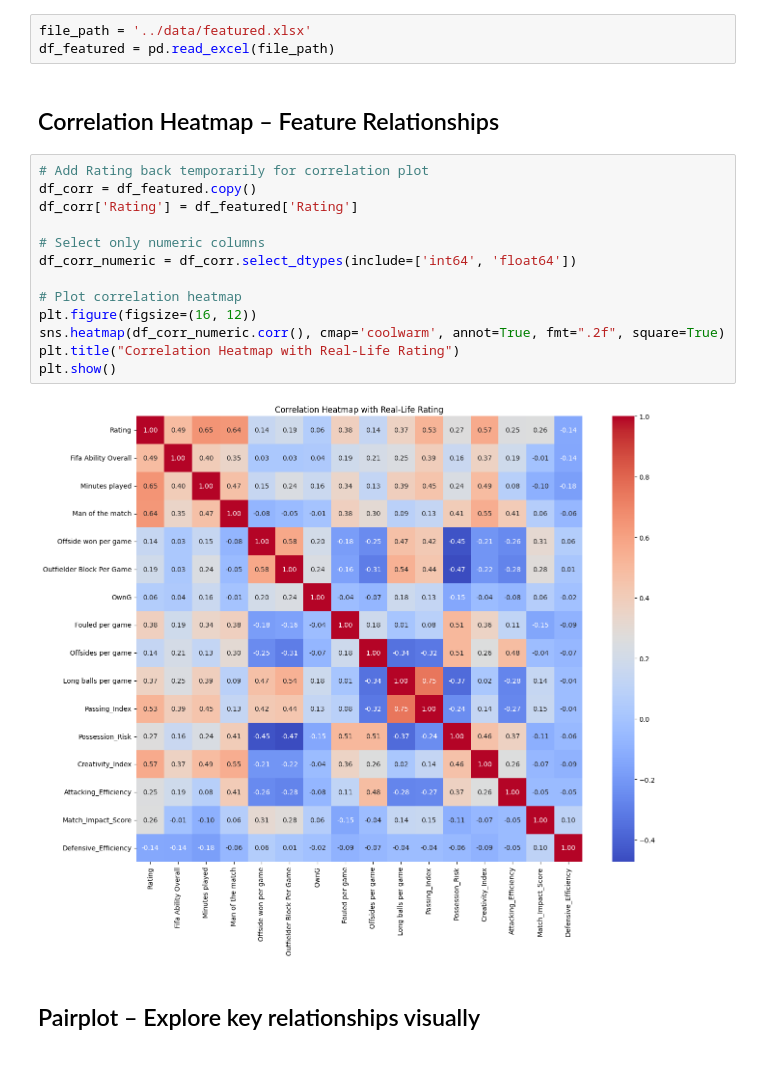
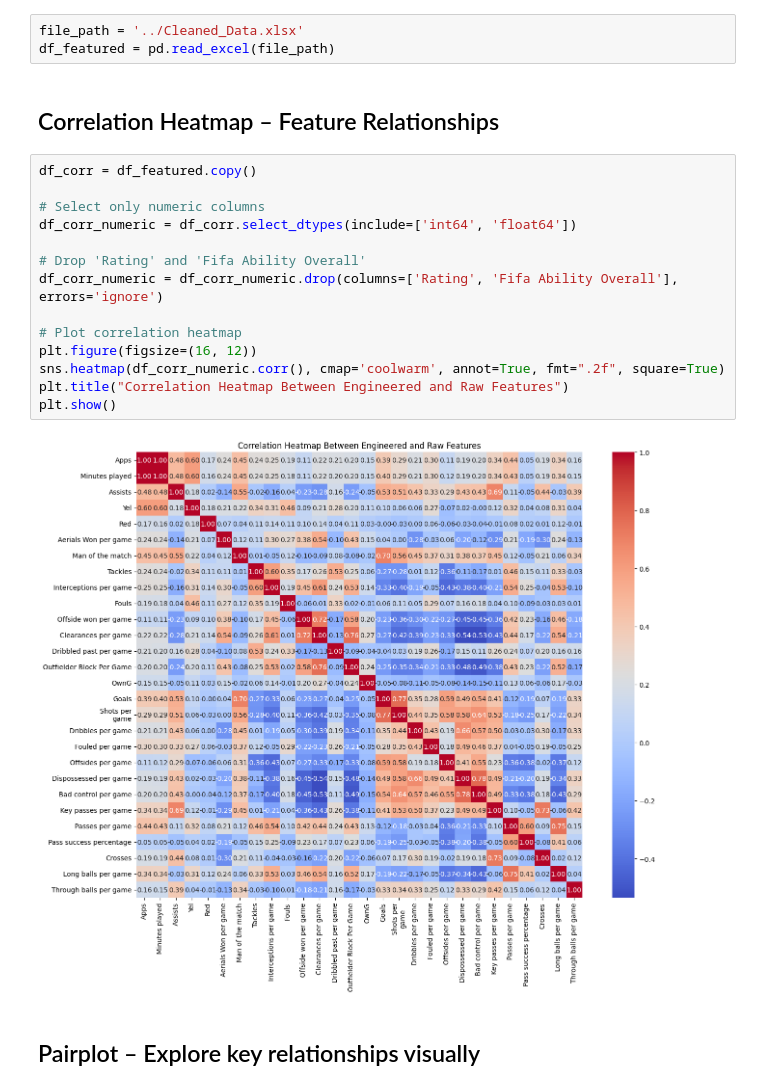
Before and after one commit to RMehdid/EA-Twin, a Jupyter notebook: notebooks/visualization.ipynb, the cells around one changed output. Cells and saved outputs as stored; diff of their text form.

```diff
--- a/notebooks/visualization.ipynb
+++ b/notebooks/visualization.ipynb
@@ -3,25 +3,26 @@ import pandas as pd
 import matplotlib.pyplot as plt
 import seaborn as sns
 # %%
-file_path = '../data/featured.xlsx'
+file_path = '../Cleaned_Data.xlsx'
 df_featured = pd.read_excel(file_path)
 # %% [markdown]
 ## Correlation Heatmap – Feature Relationships
 # %%
-# Add Rating back temporarily for correlation plot
 df_corr = df_featured.copy()
-df_corr['Rating'] = df_featured['Rating']
 
 # Select only numeric columns
 df_corr_numeric = df_corr.select_dtypes(include=['int64', 'float64'])
 
+# Drop 'Rating' and 'Fifa Ability Overall'
+df_corr_numeric = df_corr_numeric.drop(columns=['Rating', 'Fifa Ability Overall'], errors='ignore')
+
 # Plot correlation heatmap
 plt.figure(figsize=(16, 12))
 sns.heatmap(df_corr_numeric.corr(), cmap='coolwarm', annot=True, fmt=".2f", square=True)
-plt.title("Correlation Heatmap with Real-Life Rating")
+plt.title("Correlation Heatmap Between Engineered and Raw Features")
 plt.show()
 # %% [output]
-[figure, old version]
+[figure, new version]
 # %% [markdown]
 ## Pairplot – Explore key relationships visually
 # %%
```
Also changed, not shown: 5 other files.
